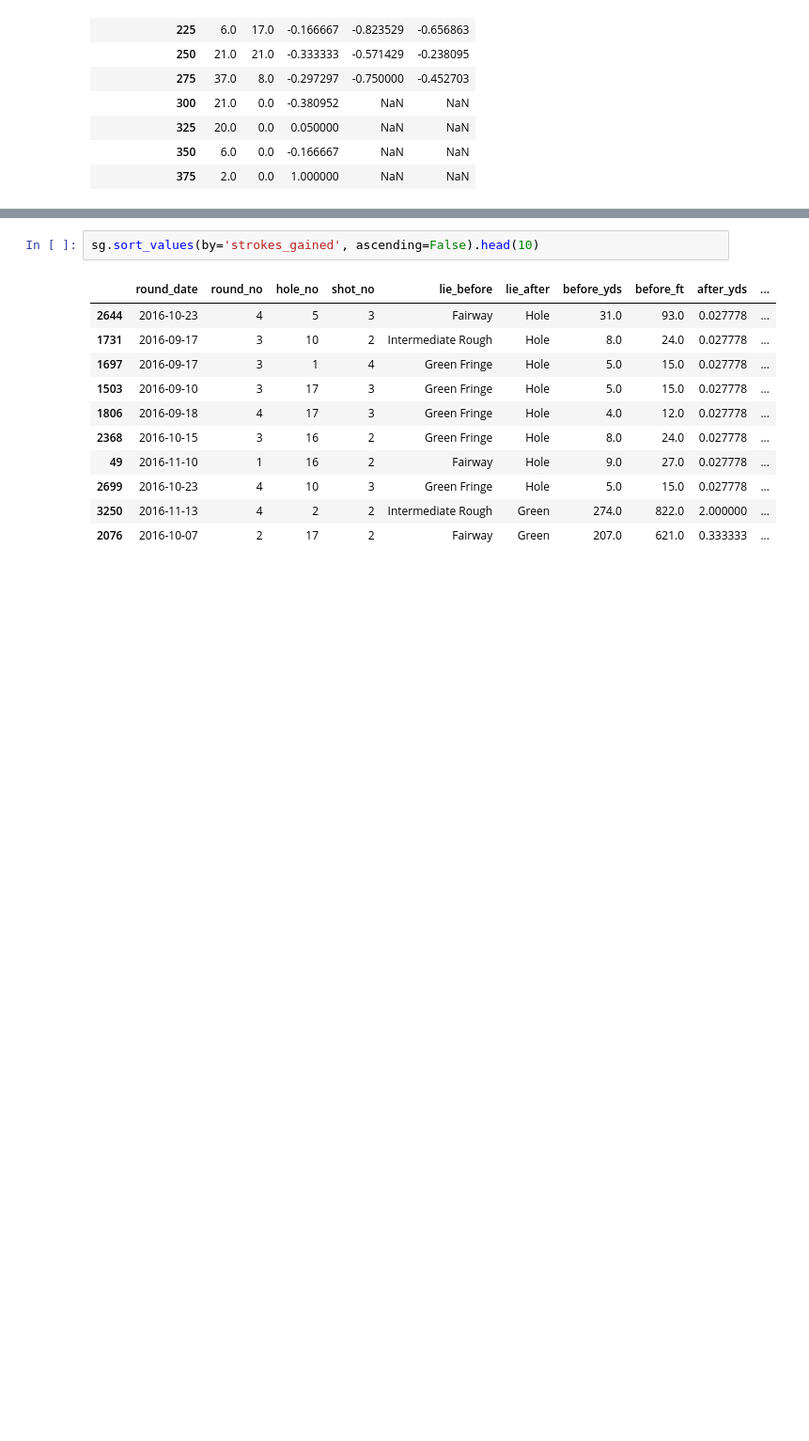
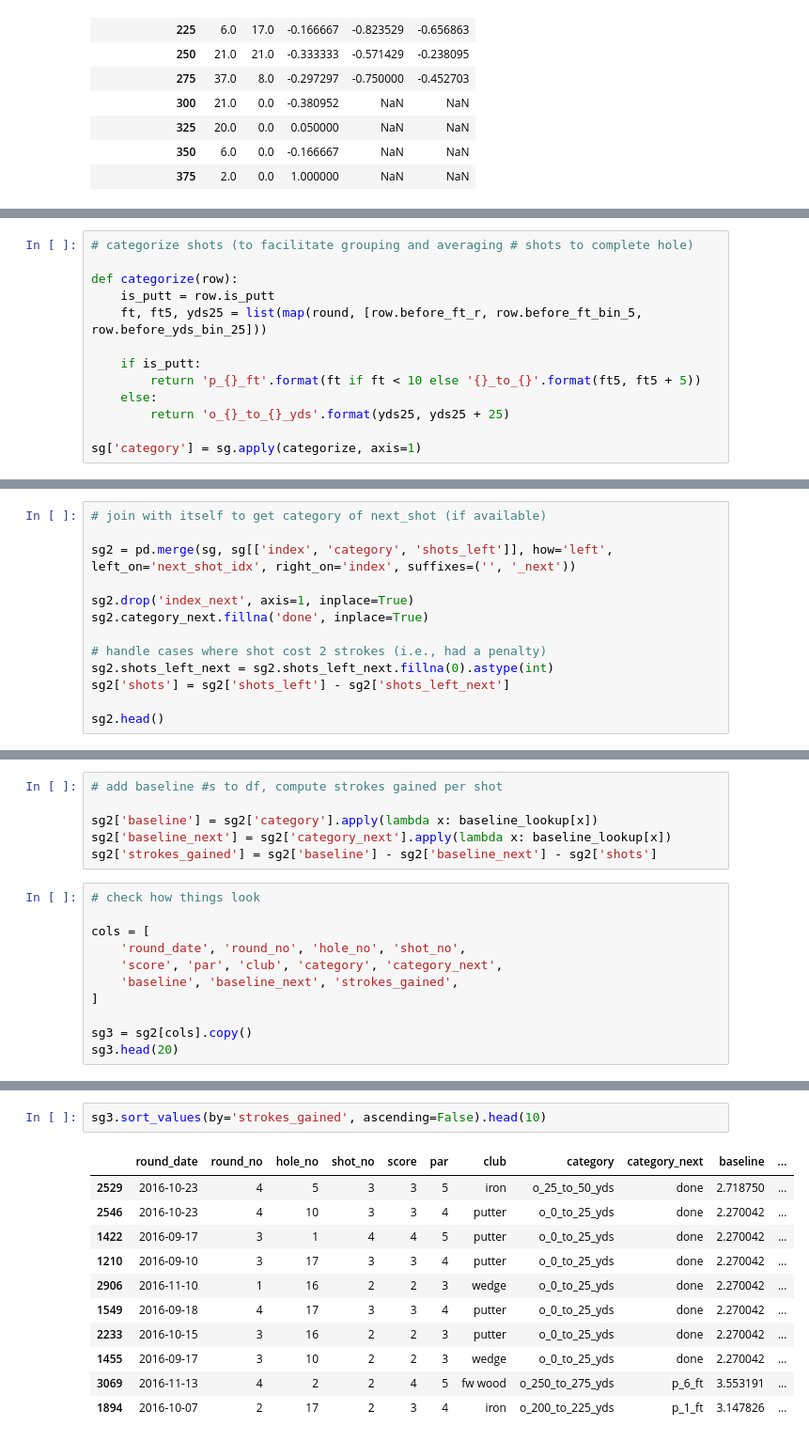
Before and after one commit to brendansudol/golf-moneyball, a Jupyter notebook: notebooks/explore.ipynb, the cells around one changed output, grey strips where cells are left out. Shown at 94% size. Drawn from its saved outputs; the diff is of its cells as text; blank space fills up the shorter version.

Commit message:
better computation of shots gained statistic

```diff
--- a/notebooks/explore.ipynb
+++ b/notebooks/explore.ipynb
@@ -654,0 +579,13 @@ baseline.head()
+# %%
+# categorize shots (to facilitate grouping and averaging # shots to complete hole)
+
+def categorize(row):
+    is_putt = row.is_putt
+    ft, ft5, yds25 = list(map(round, [row.before_ft_r, row.before_ft_bin_5, row.before_yds_bin_25]))
+
+    if is_putt:
+        return 'p_{}_ft'.format(ft if ft < 10 else '{}_to_{}'.format(ft5, ft5 + 5))
+    else:
+        return 'o_{}_to_{}_yds'.format(yds25, yds25 + 25)
+
+sg['category'] = sg.apply(categorize, axis=1)
@@ -701,0 +628,13 @@ sg.head(10)
+# %%
+# join with itself to get category of next_shot (if available)
+
+sg2 = pd.merge(sg, sg[['index', 'category', 'shots_left']], how='left', left_on='next_shot_idx', right_on='index', suffixes=('', '_next'))
+
+sg2.drop('index_next', axis=1, inplace=True)
+sg2.category_next.fillna('done', inplace=True)
+
+# handle cases where shot cost 2 strokes (i.e., had a penalty)
+sg2.shots_left_next = sg2.shots_left_next.fillna(0).astype(int)
+sg2['shots'] = sg2['shots_left'] - sg2['shots_left_next']
+
+sg2.head()
@@ -701,0 +649,17 @@ sg.head(10)
+# %%
+# add baseline #s to df, compute strokes gained per shot
+
+sg2['baseline'] = sg2['category'].apply(lambda x: baseline_lookup[x])
+sg2['baseline_next'] = sg2['category_next'].apply(lambda x: baseline_lookup[x])
+sg2['strokes_gained'] = sg2['baseline'] - sg2['baseline_next'] - sg2['shots']
+# %%
+# check how things look
+
+cols = [
+    'round_date', 'round_no', 'hole_no', 'shot_no',
+    'score', 'par', 'club', 'category', 'category_next',
+    'baseline', 'baseline_next', 'strokes_gained',
+]
+
+sg3 = sg2[cols].copy()
+sg3.head(20)
@@ -702,15 +684,15 @@ sg.head(10)
 # %%
-sg.sort_values(by='strokes_gained', ascending=False).head(10)
+sg3.sort_values(by='strokes_gained', ascending=False).head(10)
 # %% [output]
-|  | round_date | round_no | hole_no | shot_no | lie_before | lie_after | before_yds | before_ft | after_yds | ... |
-| 2644 | 2016-10-23 | 4 | 5 | 3 | Fairway | Hole | 31.0 | 93.0 | 0.027778 | ... |
-| 1731 | 2016-09-17 | 3 | 10 | 2 | Intermediate Rough | Hole | 8.0 | 24.0 | 0.027778 | ... |
-| 1697 | 2016-09-17 | 3 | 1 | 4 | Green Fringe | Hole | 5.0 | 15.0 | 0.027778 | ... |
-| 1503 | 2016-09-10 | 3 | 17 | 3 | Green Fringe | Hole | 5.0 | 15.0 | 0.027778 | ... |
-| 1806 | 2016-09-18 | 4 | 17 | 3 | Green Fringe | Hole | 4.0 | 12.0 | 0.027778 | ... |
-| 2368 | 2016-10-15 | 3 | 16 | 2 | Green Fringe | Hole | 8.0 | 24.0 | 0.027778 | ... |
-| 49 | 2016-11-10 | 1 | 16 | 2 | Fairway | Hole | 9.0 | 27.0 | 0.027778 | ... |
-| 2699 | 2016-10-23 | 4 | 10 | 3 | Green Fringe | Hole | 5.0 | 15.0 | 0.027778 | ... |
-| 3250 | 2016-11-13 | 4 | 2 | 2 | Intermediate Rough | Green | 274.0 | 822.0 | 2.000000 | ... |
-| 2076 | 2016-10-07 | 2 | 17 | 2 | Fairway | Green | 207.0 | 621.0 | 0.333333 | ... |
+|  | round_date | round_no | hole_no | shot_no | score | par | club | category | category_next | baseline | ... |
+| 2529 | 2016-10-23 | 4 | 5 | 3 | 3 | 5 | iron | o_25_to_50_yds | done | 2.718750 | ... |
+| 2546 | 2016-10-23 | 4 | 10 | 3 | 3 | 4 | putter | o_0_to_25_yds | done | 2.270042 | ... |
+| 1422 | 2016-09-17 | 3 | 1 | 4 | 4 | 5 | putter | o_0_to_25_yds | done | 2.270042 | ... |
+| 1210 | 2016-09-10 | 3 | 17 | 3 | 3 | 4 | putter | o_0_to_25_yds | done | 2.270042 | ... |
+| 2906 | 2016-11-10 | 1 | 16 | 2 | 2 | 3 | wedge | o_0_to_25_yds | done | 2.270042 | ... |
+| 1549 | 2016-09-18 | 4 | 17 | 3 | 3 | 4 | putter | o_0_to_25_yds | done | 2.270042 | ... |
+| 2233 | 2016-10-15 | 3 | 16 | 2 | 2 | 3 | putter | o_0_to_25_yds | done | 2.270042 | ... |
+| 1455 | 2016-09-17 | 3 | 10 | 2 | 2 | 3 | wedge | o_0_to_25_yds | done | 2.270042 | ... |
+| 3069 | 2016-11-13 | 4 | 2 | 2 | 4 | 5 | fw wood | o_250_to_275_yds | p_6_ft | 3.553191 | ... |
+| 1894 | 2016-10-07 | 2 | 17 | 2 | 3 | 4 | iron | o_200_to_225_yds | p_1_ft | 3.147826 | ... |
 # %%
```
Also changed, not shown: parts of 12 cells of this notebook.
